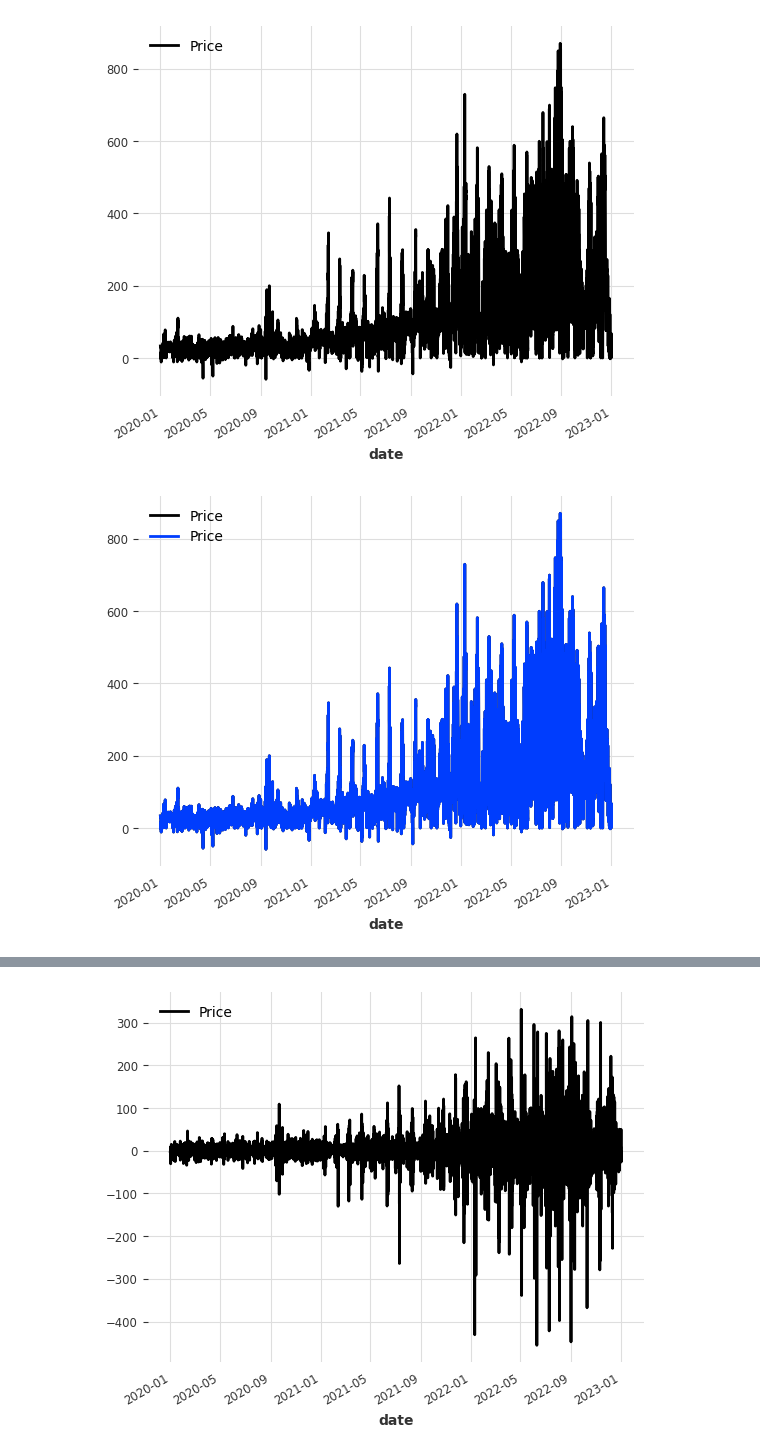
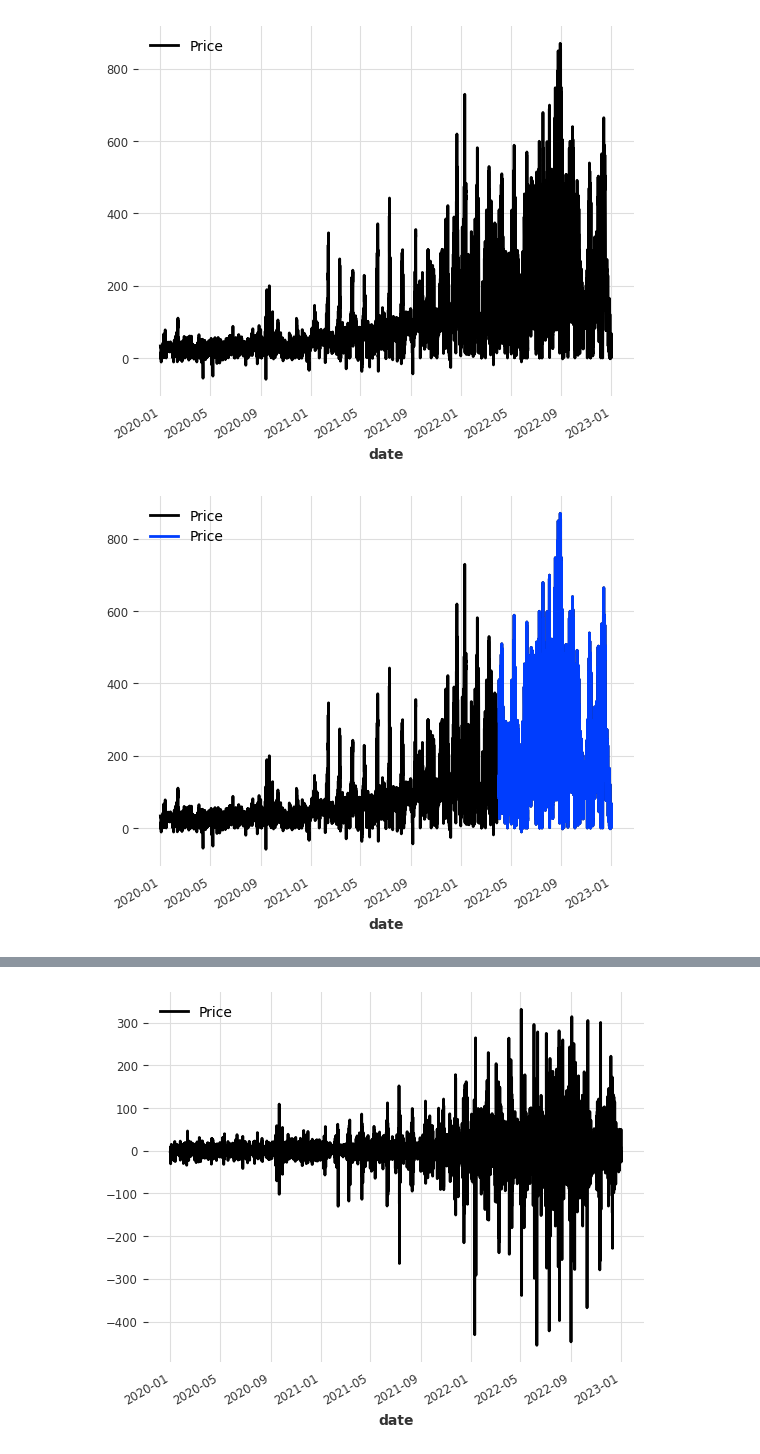
Before and after one commit to Brlsadiksha/M6_sem_project, a Jupyter notebook: Semester_project_2_DartsTS.ipynb, the cells around one changed output, grey strips where cells are left out. Saved outputs shown, nothing was run; the diff lists cells and outputs as text; code cells hidden in the pictures.

```diff
--- a/Semester_project_2_DartsTS.ipynb
+++ b/Semester_project_2_DartsTS.ipynb
@@ -118,7 +127,7 @@ time_series.plot()
 # %%
 time_series1, time_series2 = time_series.split_before(0.75)
 time_series.plot()
-time_series.plot()
+time_series2.plot()
 # %% [output]
-[figure, old version]
+[figure, new version]
 # %%
```
Also changed, not shown: parts of 17 cells of this notebook.
